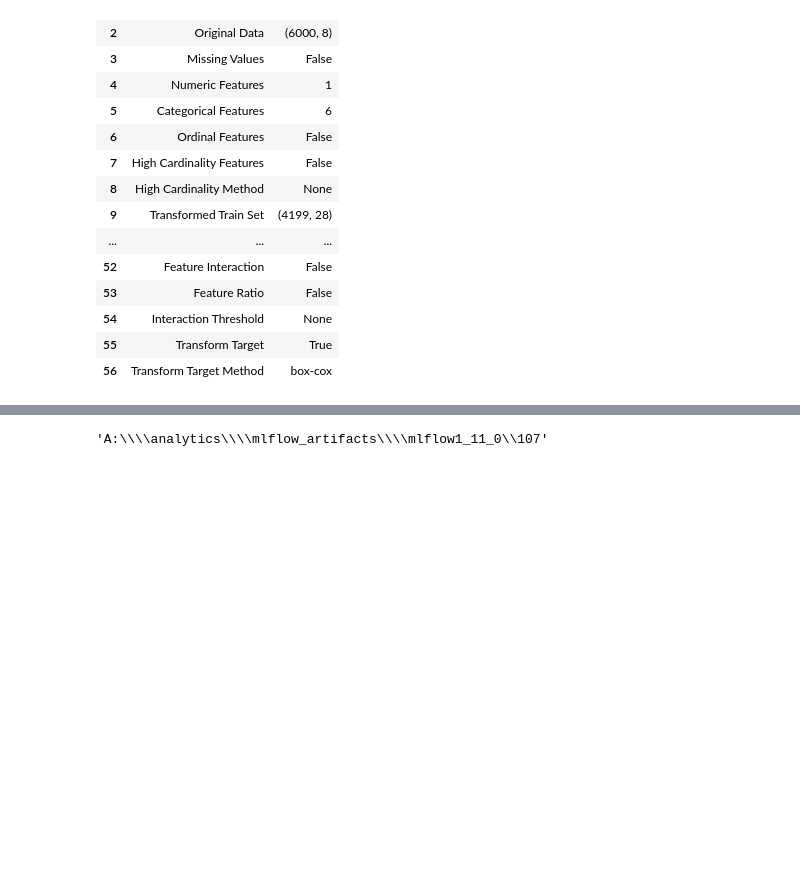
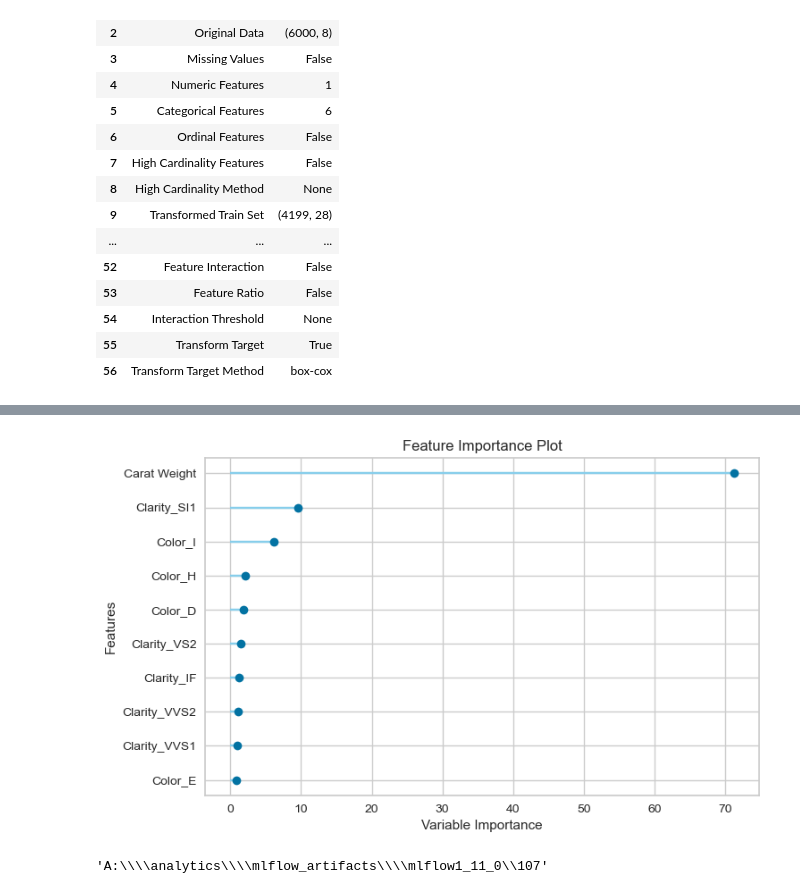
Before and after one commit to bcheng004/pycaret-mlflow-example, a Jupyter notebook: notebooks/pycaret-diamond.ipynb, the cells around one changed output, grey strips where cells are left out. Saved outputs shown, nothing was run; the diff lists cells and outputs as text; code cells hidden in the pictures; blank space fills up the shorter version.

```diff
--- a/notebooks/pycaret-diamond.ipynb
+++ b/notebooks/pycaret-diamond.ipynb
@@ -86,6 +86,10 @@ best = compare_models(sort='MAPE')
 | en | Elastic Net | 6744.4043 | 119240164.8000 | 10899.0197 | -0.1279 | 0.7235 | 0.5781 | 0.0220 |
 | llar | Lasso Least Angle Regression | 6744.4045 | 119240091.5337 | 10899.0167 | -0.1279 | 0.7235 | 0.5781 | 1.6510 |
 | lasso | Lasso Regression | 6744.4043 | 119240164.8000 | 10899.0197 | -0.1279 | 0.7235 | 0.5781 | 0.0300 |
+# %%
+plot_model(best, plot = 'feature')
+# %% [output]
+[figure, added]
 # %%
 import shutil
 
```
Also changed, not shown: 1 other file.
